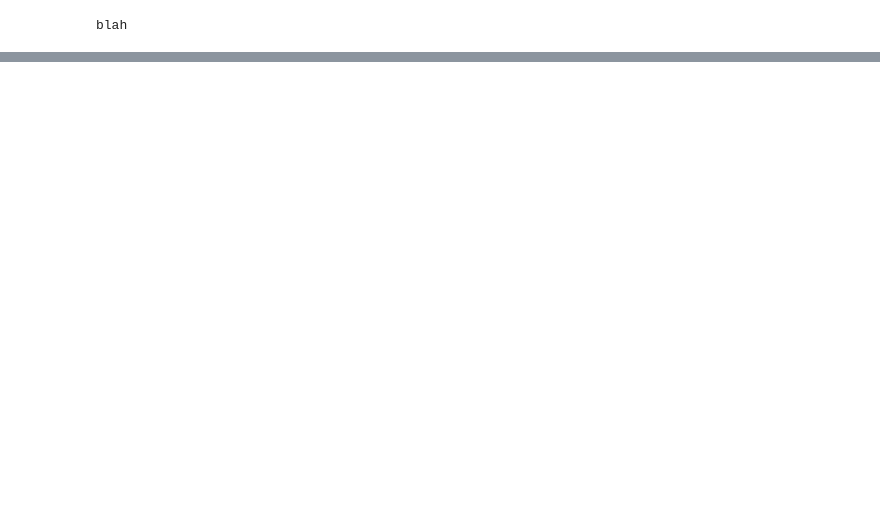
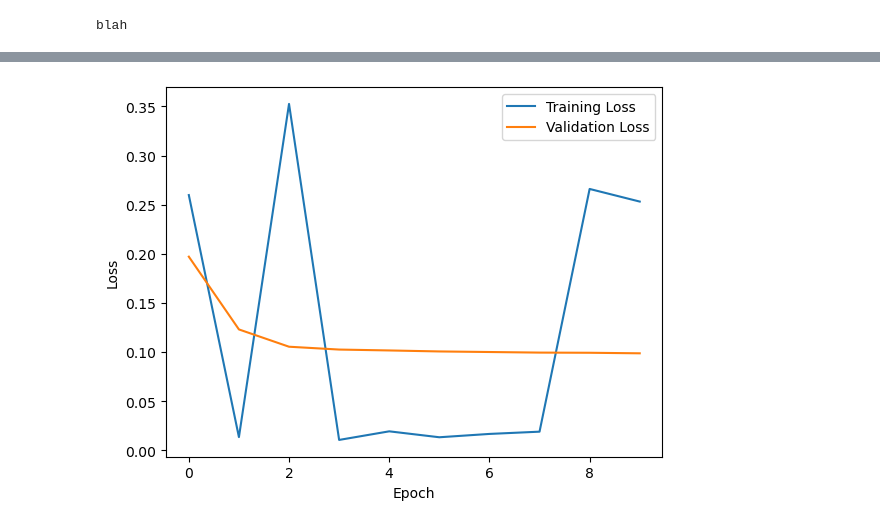
Before and after one commit to lmaxsmith/iPong, a Jupyter notebook: PlayModelTorch.ipynb, the cells around one changed output, grey strips where cells are left out. Drawn from its saved outputs; the diff is of its cells as text; code cells hidden in the pictures; blank space fills up the shorter version.

Commit message:
Switched style. Not training well. Possibly over fitting quickly?

```diff
--- a/PlayModelTorch.ipynb
+++ b/PlayModelTorch.ipynb
@@ -19,11 +19,9 @@ class NeuralNetwork(nn.Module):
         super(NeuralNetwork, self).__init__()
         self.flatten = nn.Flatten()
         self.linear_softmax_stack = nn.Sequential(
-            nn.Linear(8, 6),
-            nn.LogSoftmax(),
-            nn.Linear(6, 4),
-            nn.LogSoftmax(),
-            nn.Linear(4, 1),
+            nn.Linear(8, 13),
+            nn.ReLU(),
+            nn.Linear(13, 3),
         )
 
     def forward(self, x):
@@ -120,13 +119,19 @@ train_loader = DataLoader(train_dataset, batch_size=32, shuffle=True)
 val_dataset = PongDataset(X_val, y_val)
 val_loader = DataLoader(val_dataset, batch_size=32, shuffle=False)
 # %%
+import matplotlib.pyplot as plt
+
 # Define the loss function and optimizer
 loss_fn = nn.MSELoss()
 learning_rate = .001
 optimizer = torch.optim.Adam(model.parameters(), lr=learning_rate)
 
+# Initialize lists to store the training and validation losses
+train_losses = []
+val_losses = []
+
 # Train the model for the specified number of epochs
-num_epochs = 30
+num_epochs = 10
 for epoch in range(num_epochs):
     for batch in train_loader:
         # Move the batch of training data to the device
@@ -146,6 +151,8 @@ for epoch in range(num_epochs):
 
     # Evaluate the model on the validation set
     with torch.no_grad():
+        val_loss_sum = 0
+        num_batches = 0
         for batch in val_loader:
             # Move the batch of validation data to the device
             X_batch, y_batch = batch
@@ -156,7 +163,24 @@ for epoch in range(num_epochs):
             # Forward pass
             y_pred = model(X_batch)
             val_loss = loss_fn(y_pred, y_batch.unsqueeze(1))
+            val_loss_sum += val_loss.item()
+            num_batches += 1
+
+        # Calculate the average validation loss for the epoch
+        val_loss_avg = val_loss_sum / num_batches
+
+        # Append the training and validation losses to their respective lists
+        train_losses.append(loss.item())
+        val_losses.append(val_loss_avg)
 
         # Print progress
-        print(f"Epoch [{epoch}/{num_epochs}], Train Loss: {loss.item():.4f}, Val Loss: {val_loss.item():.4f}")
+        print(f"Epoch [{epoch}/{num_epochs}], Train Loss: {loss.item():.4f}, Val Loss: {val_loss_avg:.4f}")
+
+# Plot the training and validation loss curves
+plt.plot(train_losses, label="Training Loss")
+plt.plot(val_losses, label="Validation Loss")
+plt.xlabel("Epoch")
+plt.ylabel("Loss")
+plt.legend()
+plt.show()
 # %% [output]
@@ -180,3 +197,4 @@ Epoch [29/30], Train Loss: 0.8428, Val Loss: 2.9410
+[figure, added]
 # %%
 # Evaluate the trained model on the test set
 model.eval()
```
Also changed, not shown: parts of 10 cells of this notebook, 35 other files.
